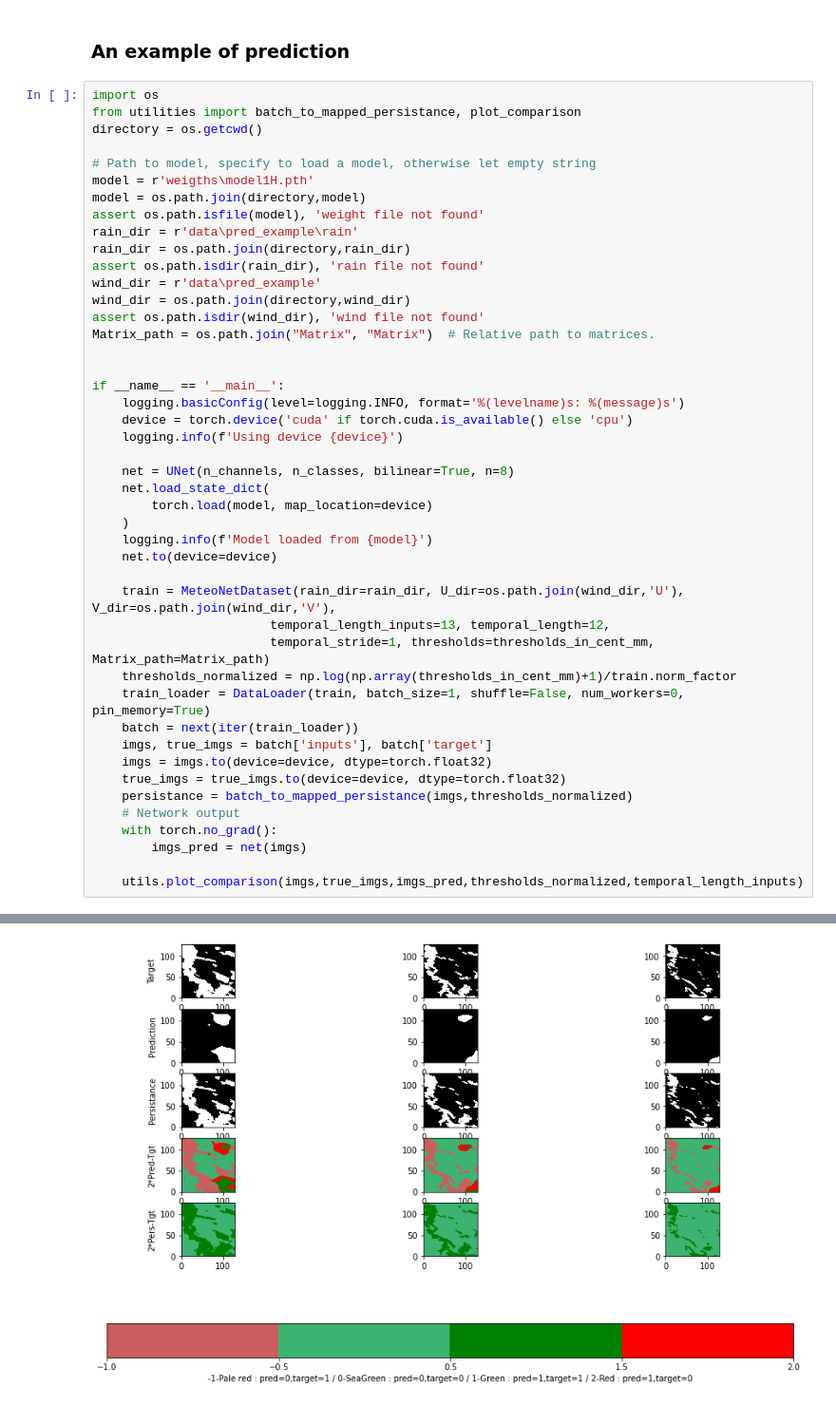
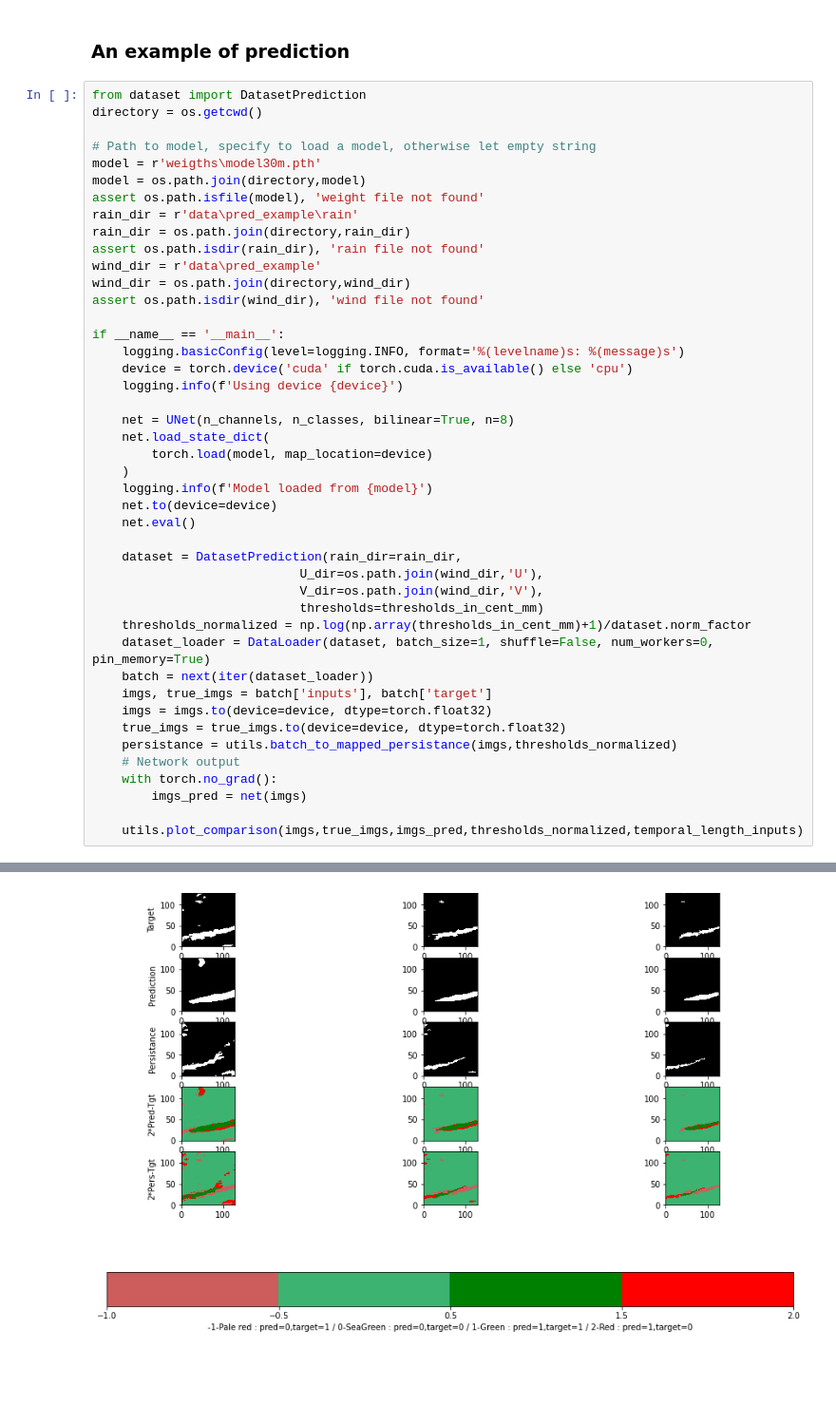
Before and after one commit to VincentBouget/rain-nowcasting-with-fusion-of-rainfall-and-wind-data-article, a Jupyter notebook: train.ipynb, the cells around one changed output, grey strips where cells are left out. Shown at 95% size. Drawn from its saved outputs; the diff is of its cells as text; blank space fills up the shorter version.

Commit message:
Adapt code to compressed data + fix some errors

```diff
--- a/train.ipynb
+++ b/train.ipynb
@@ -238,12 +233,11 @@ ERROR: Timed out waiting for TensorBoard to start. It may still be running as pi
 # %% [markdown]
 ### An example of prediction
 # %%
-import os
-from utilities import batch_to_mapped_persistance, plot_comparison
+from dataset import DatasetPrediction
 directory = os.getcwd()
 
 # Path to model, specify to load a model, otherwise let empty string
-model = r'weigths\model1H.pth'
+model = r'weigths\model30m.pth'
 model = os.path.join(directory,model)
 assert os.path.isfile(model), 'weight file not found'
 rain_dir = r'data\pred_example\rain'
@@ -252,8 +246,6 @@ assert os.path.isdir(rain_dir), 'rain file not found'
 wind_dir = r'data\pred_example'
 wind_dir = os.path.join(directory,wind_dir)
 assert os.path.isdir(wind_dir), 'wind file not found'
-Matrix_path = os.path.join("Matrix", "Matrix")  # Relative path to matrices.
-
 
 if __name__ == '__main__':
     logging.basicConfig(level=logging.INFO, format='%(levelname)s: %(message)s')
@@ -266,17 +258,19 @@ if __name__ == '__main__':
     )
     logging.info(f'Model loaded from {model}')
     net.to(device=device)
+    net.eval()
 
-    train = MeteoNetDataset(rain_dir=rain_dir, U_dir=os.path.join(wind_dir,'U'), V_dir=os.path.join(wind_dir,'V'),
-                        temporal_length_inputs=13, temporal_length=12,
-                        temporal_stride=1, thresholds=thresholds_in_cent_mm, Matrix_path=Matrix_path)
-    thresholds_normalized = np.log(np.array(thresholds_in_cent_mm)+1)/train.norm_factor
-    train_loader = DataLoader(train, batch_size=1, shuffle=False, num_workers=0, pin_memory=True)
-    batch = next(iter(train_loader))
+    dataset = DatasetPrediction(rain_dir=rain_dir,
+                            U_dir=os.path.join(wind_dir,'U'),
+                            V_dir=os.path.join(wind_dir,'V'),
+                            thresholds=thresholds_in_cent_mm)
+    thresholds_normalized = np.log(np.array(thresholds_in_cent_mm)+1)/dataset.norm_factor
+    dataset_loader = DataLoader(dataset, batch_size=1, shuffle=False, num_workers=0, pin_memory=True)
+    batch = next(iter(dataset_loader))
     imgs, true_imgs = batch['inputs'], batch['target']
     imgs = imgs.to(device=device, dtype=torch.float32)
     true_imgs = true_imgs.to(device=device, dtype=torch.float32)
-    persistance = batch_to_mapped_persistance(imgs,thresholds_normalized)
+    persistance = utils.batch_to_mapped_persistance(imgs,thresholds_normalized)
     # Network output
     with torch.no_grad():
         imgs_pred = net(imgs)
@@ -288,2 +282,2 @@ INFO: Model loaded from D:\Repositories\rain-nowcasting-using-deep-learning\weig
 INFO: Creating dataset
-[figure, old version]
+[figure, new version]
```
Also changed, not shown: parts of 3 cells of this notebook, 2 other files.
